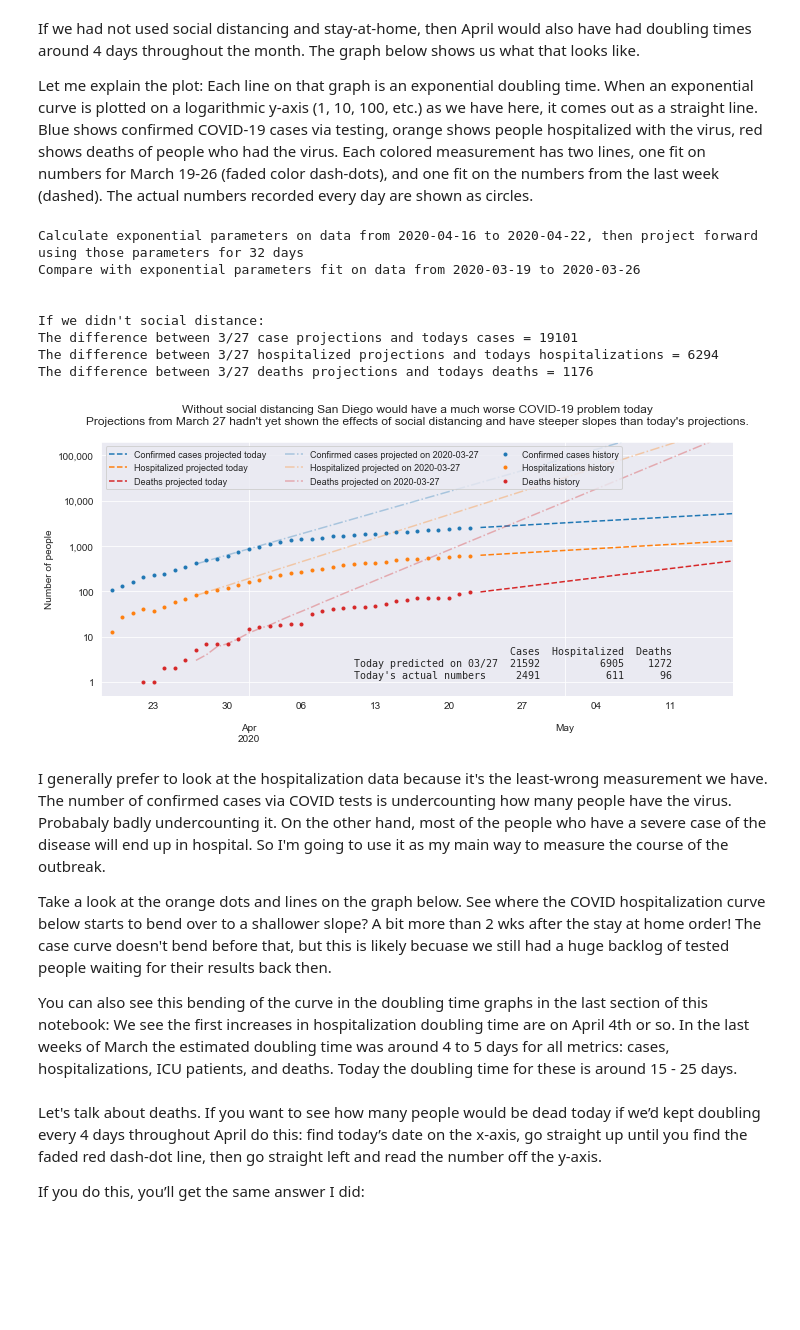
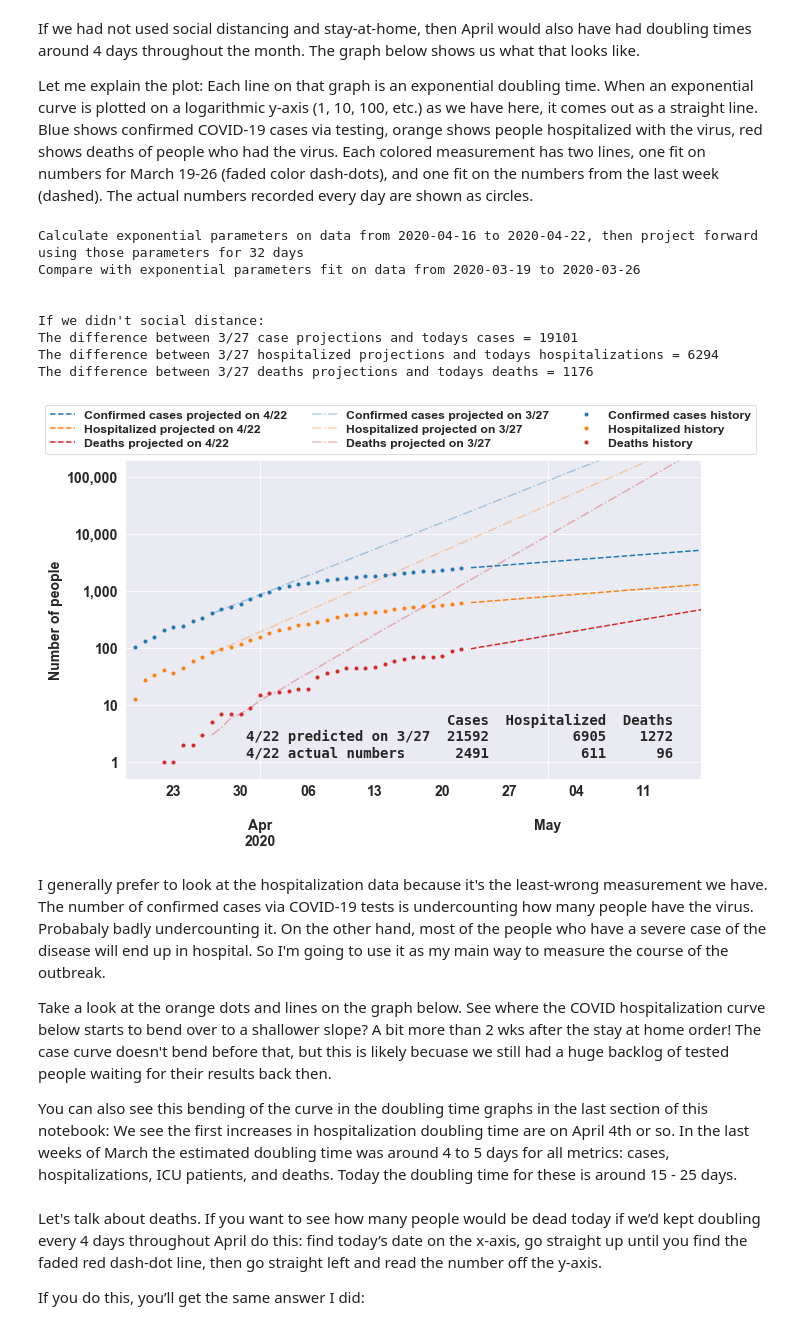
Before and after one commit to jasongfleischer/defunct-website-argo-navis, a Jupyter notebook: _notebooks/2020-04-20-SanDiego-COVID-19.ipynb, the cells around one changed output. Cells and saved outputs as stored; diff of their text form; code cells hidden in the pictures; blank space fills up the shorter version.

Commit message:
dang the ut wanted a load of changes tot he graph

```diff
--- a/_notebooks/2020-04-20-SanDiego-COVID-19.ipynb
+++ b/_notebooks/2020-04-20-SanDiego-COVID-19.ipynb
@@ -481,9 +481,11 @@ projdeath = pd.DataFrame(exfunc(range(0,daystoproj),death_p_est[0],death_p_est[1
                         index=pd.date_range(start=fromdate,periods=daystoproj)
                         ).astype(int)
 
-projcases.columns = ['Confirmed cases projected today']
-projhosp.columns = ['Hospitalized projected today']
-projdeath.columns = ['Deaths projected today']
+tday = pd.to_datetime(today).strftime("%-m/%-d")
+
+projcases.columns = ['Confirmed cases projected on '+tday]
+projhosp.columns = ['Hospitalized projected on '+tday]
+projdeath.columns = ['Deaths projected on '+tday]
 
 projected = pd.merge( pd.merge(projcases,
                                projhosp,left_index=True,right_index=True,how='outer'),
@@ -501,9 +503,9 @@ orig_projdeath = pd.DataFrame(exfunc(range(0,daysfwd),orig_death_p_est[0],orig_d
                         index=pd.date_range(start='2020-03-19',periods=daysfwd)
                         ).astype(int)
 
-orig_projcases.columns = ['Confirmed cases projected on 2020-03-27']
-orig_projhosp.columns = ['Hospitalized projected on 2020-03-27']
-orig_projdeath.columns = ['Deaths projected on 2020-03-27']
+orig_projcases.columns = ['Confirmed cases projected on 3/27']
+orig_projhosp.columns = ['Hospitalized projected on 3/27']
+orig_projdeath.columns = ['Deaths projected on 3/27']
 
 orig_projected = pd.merge(pd.merge(orig_projcases,orig_projhosp,
                                    left_index=True,right_index=True,how='outer'),
@@ -513,13 +515,13 @@ orig_projected = orig_projected['2020-03-27':]
 
 
 actual = pd.merge( pd.merge(cases.rename('Confirmed cases history'),
-                            hospitalizations.rename('Hospitalizations history'),
+                            hospitalizations.rename('Hospitalized history'),
                             left_index=True,right_index=True,how='outer' ),
                   deaths.rename('Deaths history'), left_index=True,right_index=True,how='outer' )
 
 actual.index = pd.DatetimeIndex(actual.index)
 
-fig, ax = plt.subplots(figsize=(10, 5))
+fig, ax = plt.subplots(figsize=(5.94*1.72, 3.76*1.72))
 projected.plot(color=lcolors,ax=ax,logy=True,linestyle='--');
 orig_projected.plot(ax=ax,logy=True,color=lcolors,linestyle='-.',alpha=0.33)
 actual.plot(ax=ax,logy=True,color=lcolors,marker='.',linestyle='');
@@ -534,51 +536,58 @@ plt.xlim(lims)
 
 
 print("\n\nIf we didn't social distance:\nThe difference between 3/27 case projections and todays cases = {}".format(
-        orig_projected.loc[today,'Confirmed cases projected on 2020-03-27'] - actual.loc[today,'Confirmed cases history']
+        orig_projected.loc[today,'Confirmed cases projected on 3/27'] - actual.loc[today,'Confirmed cases history']
 ))
 print("The difference between 3/27 hospitalized projections and todays hospitalizations = {}".format(
-        orig_projected.loc[today,'Hospitalized projected on 2020-03-27'] - actual.loc[today,'Hospitalizations history']
+        orig_projected.loc[today,'Hospitalized projected on 3/27'] - actual.loc[today,'Hospitalized history']
 ))
 print("The difference between 3/27 deaths projections and todays deaths = {:1d}".format(
-        orig_projected.loc[today,'Deaths projected on 2020-03-27'] - actual.loc[today,'Deaths history']
+        orig_projected.loc[today,'Deaths projected on 3/27'] - actual.loc[today,'Deaths history']
 ))
 
 
-vals = orig_projected.loc[today].rename('Today predicted on 03/27').to_frame()
+
+vals = orig_projected.loc[today].rename(tday+' predicted on 3/27').to_frame()
 vals.index = ['Cases', 'Hospitalized', 'Deaths']
-dos = actual.loc[today].rename('Today\'s actual numbers')
+dos = actual.loc[today].rename(tday+' actual numbers')
 dos.index = ['Cases', 'Hospitalized', 'Deaths']
 vals = vals.join(dos)
 xmn = ax.get_xbound()[0]
-ax.annotate( vals.T.to_string(), xy=(0.4,0.07), xycoords='axes fraction', fontsize=10, family='monospace')
+ax.annotate( vals.T.to_string(), xy=(0.21,0.07), xycoords='axes fraction', fontsize=14, weight='heavy', family='monospace')
 
-plt.ylabel('Number of people');
-plt.yticks([1,10,100,1000,10000,100000],[1,10,100,'1,000','10,000','100,000'])
+plt.ylabel('Number of people', fontsize=14,fontweight='heavy');
+plt.yticks([1,10,100,1000,10000,100000],[1,10,100,'1,000','10,000','100,000'],fontsize=14,fontweight='heavy')
+for tick in ax.xaxis.get_majorticklabels():
+    tick.set_size(14)
+    tick.set_weight('heavy')
+for tick in ax.xaxis.get_minorticklabels():
+    tick.set_size(14)
+    tick.set_weight('heavy')
 
 # U-T wants no title on plot, jpg format (wut?)
-plt.legend(loc='upper left', ncol =3, fontsize=9)#, bbox_to_anchor=(0., .5, 1., 0.5))
+plt.legend(loc='lower left', bbox_to_anchor = (-0.15,1.), ncol=3, prop={'weight':'heavy', 'size':12.25}, labelspacing=0.3, facecolor='w', framealpha=0.66)#, bbox_to_anchor=(0., .5, 1., 0.5))
 plt.tight_layout()
-plt.savefig('Plots/socialdistancing-ut.jpg',dpi=300);
+plt.savefig('Plots/socialdistancing-ut.jpg',dpi=int(300./1.72));
 
-plt.title( ('Without social distancing San Diego would have a much worse COVID-19 problem today\n' +
-            'Projections from March 27 hadn\'t yet shown the effects of social distancing and have steeper slopes than today\'s projections.\n'
-           ).format(
-                actual.loc[today,'Confirmed cases history'],
-                orig_projected.loc[today,'Confirmed cases projected on 2020-03-27']) )
+#plt.title( ('Without social distancing San Diego would have a much worse COVID-19 problem today\n' +
+#            'Projections from March 27 hadn\'t yet shown the effects of social distancing and have steeper slopes than today\'s projections.\n'
+#           ).format(
+#                actual.loc[today,'Confirmed cases history'],
+#                orig_projected.loc[today,'Confirmed cases projected on 2020-03-27']) )
 plt.tight_layout()
 plt.savefig('Plots/socialdistancing.png',dpi=300);
 # %% [output]
 Calculate exponential parameters on data from 2020-04-16 to 2020-04-22, then project forward using those parameters for 32 days
 Compare with exponential parameters fit on data from 2020-03-19 to 2020-03-26
 
 
 If we didn't social distance:
 The difference between 3/27 case projections and todays cases = 19101
 The difference between 3/27 hospitalized projections and todays hospitalizations = 6294
 The difference between 3/27 deaths projections and todays deaths = 1176
-[figure, old version]
+[figure, new version]
 # %% [markdown]
-I generally prefer to look at the hospitalization data because it's the least-wrong measurement we have.  The number of confirmed cases via COVID tests is undercounting how many people have the virus. Probabaly badly undercounting it.  On the other hand, most of the people who have a severe case of the disease will end up in hospital. So I'm going to use it as my main way to measure the course of the outbreak.
+I generally prefer to look at the hospitalization data because it's the least-wrong measurement we have.  The number of confirmed cases via COVID-19 tests is undercounting how many people have the virus. Probabaly badly undercounting it.  On the other hand, most of the people who have a severe case of the disease will end up in hospital. So I'm going to use it as my main way to measure the course of the outbreak.
 
 Take a look at the orange dots and lines on the graph below.  See where the COVID hospitalization curve below starts to bend over to a shallower slope?  A bit more than 2 wks after the stay at home order!  The case curve doesn't bend before that, but this is likely becuase we still had a huge backlog of tested people waiting for their results back then.
 
```
Also changed, not shown: parts of 2 cells of this notebook.
